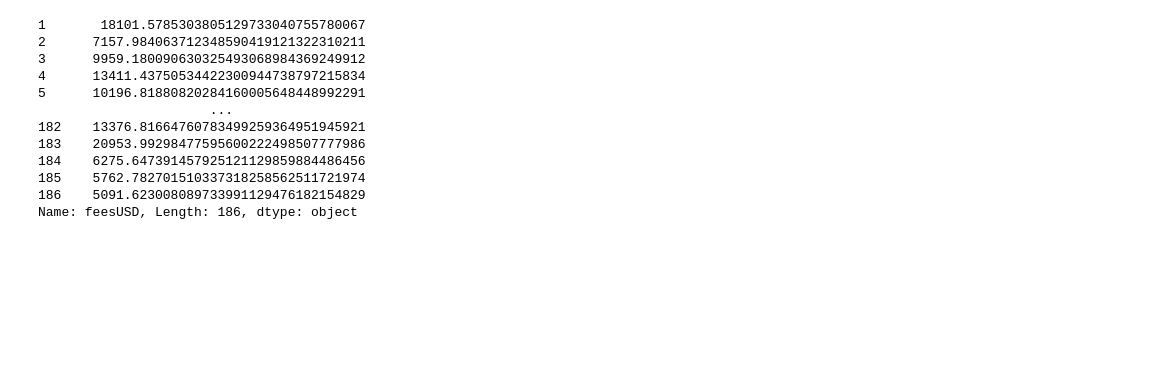
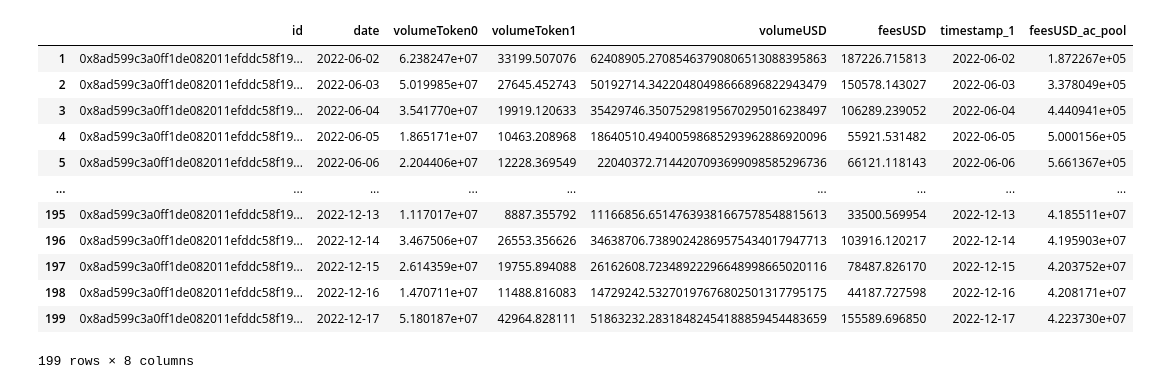
Before and after one commit to Fooooooooooox/learn_uniswapv3, a Jupyter notebook: impermanentLoss.ipynb, the cells around one changed output. Saved outputs shown, nothing was run; the diff lists cells and outputs as text; code cells hidden in the pictures; blank space fills up the shorter version.

```diff
--- a/impermanentLoss.ipynb
+++ b/impermanentLoss.ipynb
@@ -87,17 +113,8 @@ pool_data
 # %%
 pool_data['feesUSD']=pool_data['feesUSD'].astype(float)
+pool_data['volumeToken1'] = pool_data['volumeToken1'].astype(float)
+pool_data['volumeToken0'] = pool_data['volumeToken0'].astype(float)
+# cumsun 是计算累加值（增量
+# feeUSD是一段时间内的fee，feesUSD_ac_pool是从开始时刻到现在的累加值（全量
 pool_data['feesUSD_ac_pool']=pool_data['feesUSD'].cumsum()
 pool_data['date']=pool_data['timestamp_1'].dt.date
-# %% [output]
-1       18101.5785303805129733040755780067
-2      7157.984063712348590419121322310211
-3      9959.180090630325493068984369249912
-4      13411.43750534422300944738797215834
-5      10196.81880820284160005648448992291
-                      ...
-182    13376.81664760783499259364951945921
-183    20953.99298477595600222498507777986
-184    6275.647391457925121129859884486456
-185    5762.782701510337318258562511721974
-186    5091.623008089733991129476182154829
-Name: feesUSD, Length: 186, dtype: object
@@ -108,0 +121,16 @@ jit_final['date']=jit_final['timestamp_1'].dt.date
+# %%
+pool_data
+# %% [output]
+|  | id | date | volumeToken0 | volumeToken1 | volumeUSD | feesUSD | timestamp_1 | feesUSD_ac_pool |
+| 1 | 0x8ad599c3a0ff1de082011efddc58f19... | 2022-06-02 | 6.238247e+07 | 33199.507076 | 62408905.27085463790806513088395863 | 187226.715813 | 2022-06-02 | 1.872267e+05 |
+| 2 | 0x8ad599c3a0ff1de082011efddc58f19... | 2022-06-03 | 5.019985e+07 | 27645.452743 | 50192714.34220480498666896822943479 | 150578.143027 | 2022-06-03 | 3.378049e+05 |
+| 3 | 0x8ad599c3a0ff1de082011efddc58f19... | 2022-06-04 | 3.541770e+07 | 19919.120633 | 35429746.35075298195670295016238497 | 106289.239052 | 2022-06-04 | 4.440941e+05 |
+| 4 | 0x8ad599c3a0ff1de082011efddc58f19... | 2022-06-05 | 1.865171e+07 | 10463.208968 | 18640510.49400598685293962886920096 | 55921.531482 | 2022-06-05 | 5.000156e+05 |
+| 5 | 0x8ad599c3a0ff1de082011efddc58f19... | 2022-06-06 | 2.204406e+07 | 12228.369549 | 22040372.7144207093699098585296736 | 66121.118143 | 2022-06-06 | 5.661367e+05 |
+| ... | ... | ... | ... | ... | ... | ... | ... | ... |
+| 195 | 0x8ad599c3a0ff1de082011efddc58f19... | 2022-12-13 | 1.117017e+07 | 8887.355792 | 11166856.65147639381667578548815613 | 33500.569954 | 2022-12-13 | 4.185511e+07 |
+| 196 | 0x8ad599c3a0ff1de082011efddc58f19... | 2022-12-14 | 3.467506e+07 | 26553.356626 | 34638706.73890242869575434017947713 | 103916.120217 | 2022-12-14 | 4.195903e+07 |
+| 197 | 0x8ad599c3a0ff1de082011efddc58f19... | 2022-12-15 | 2.614359e+07 | 19755.894088 | 26162608.72348922296648998665020116 | 78487.826170 | 2022-12-15 | 4.203752e+07 |
+| 198 | 0x8ad599c3a0ff1de082011efddc58f19... | 2022-12-16 | 1.470711e+07 | 11488.816083 | 14729242.53270197676802501317795175 | 44187.727598 | 2022-12-16 | 4.208171e+07 |
+| 199 | 0x8ad599c3a0ff1de082011efddc58f19... | 2022-12-17 | 5.180187e+07 | 42964.828111 | 51863232.28318482454188859454483659 | 155589.696850 | 2022-12-17 | 4.223730e+07 |
+199 rows × 8 columns
```
Also changed, not shown: parts of 5 cells of this notebook, 7 other files.
